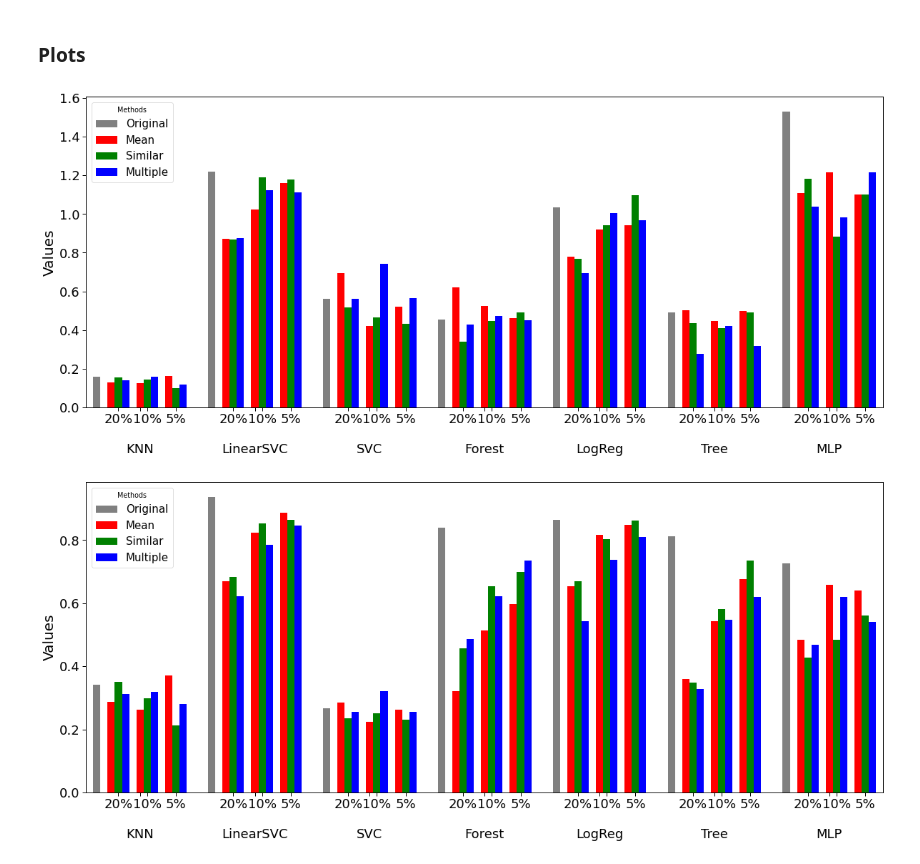
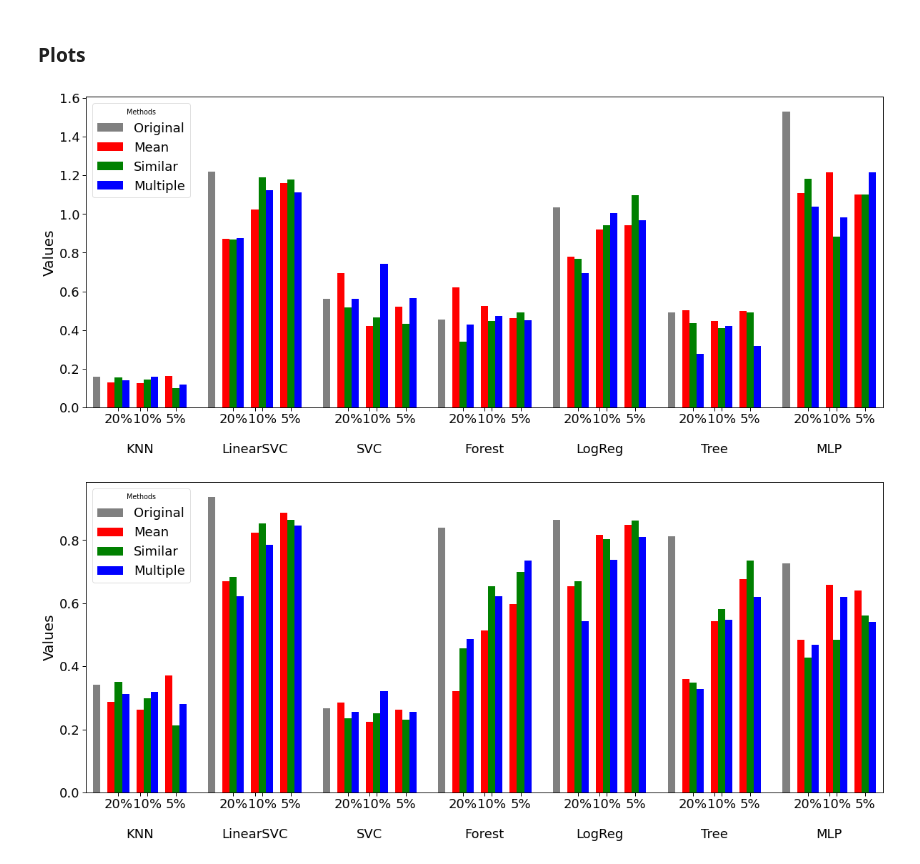
Before and after one commit to teamclouday/DataImputation, a Jupyter notebook: compas_analysis.ipynb, the cells around one changed output. Cells and saved outputs as stored; diff of their text form; code cells hidden in the pictures.

Commit message:
update graphs

```diff
--- a/compas_analysis.ipynb
+++ b/compas_analysis.ipynb
@@ -586,34 +586,34 @@ import seaborn as sns
 # %%
 fig = plt.figure(figsize=(20, 8))
 fig.patch.set_alpha(1.0)
 ax = fig.add_subplot(111)
 ax.tick_params(labelsize=18)
 # plt.title("Compas Analysis: Bias 1", fontsize=20)
 plot_basic_pos = np.arange(len(classifiers)) * 16
 plot_additional_pos = [0, 2, 3, 4, 6, 7, 8, 10, 11, 12]
 plot_xticks_pos = np.array([np.array([3.5, 6.5, 7.5, 11.5]) + m for m in plot_basic_pos]).ravel().tolist()
 plot_xtick_labels = np.array([["20%", "\n\n{}".format(name), "10%", "5%"] for name in classifiers]).ravel().tolist()
 plot_data = []
 for clf_name in classifiers:
     dd = pd.read_csv(os.path.join("compas_analysis", clf_name, "bias1.csv"), index_col=0)
     avg = dd.loc["Average"].tolist()
     plot_data.append(avg)
 plot_data = np.array(plot_data).T
 plot_methods = ["Original", "Mean", "Similar", "Multiple"]
 plot_barcolors = ["grey", "red", "green", "blue",
                   "red", "green", "blue",
                   "red", "green", "blue"]
 for (i, method) in enumerate(methods):
     ax.bar(plot_basic_pos + plot_additional_pos[i] + 0.5, plot_data[i], 1, label=plot_methods[i] if i < 4 else None, color=plot_barcolors[i])
 plt.xticks(plot_xticks_pos)
 ax.set_xticklabels(plot_xtick_labels)
 plt.ylabel("Values", fontsize=20)
 plt.xlim([-1, 16*len(classifiers) - 2])
-plt.legend(title="Methods", loc="upper left", prop={"size": 15})
+plt.legend(title="Methods", loc="upper left", prop={"size": 18})
 plt.savefig("bias1.png", transparent=False, bbox_inches='tight', pad_inches=0.1)
 plt.show()
 # %% [output]
-[figure, old version]
+[figure, new version]
 # %%
 fig = plt.figure(figsize=(20, 8))
 fig.patch.set_alpha(1.0)
@@ -640,11 +640,11 @@ plt.xticks(plot_xticks_pos)
 ax.set_xticklabels(plot_xtick_labels)
 plt.ylabel("Values", fontsize=20)
 plt.xlim([-1, 16*len(classifiers) - 2])
-plt.legend(title="Methods", loc="upper left", prop={"size": 15})
+plt.legend(title="Methods", loc="upper left", prop={"size": 18})
 plt.savefig("bias2.png", transparent=False, bbox_inches='tight', pad_inches=0.1)
 plt.show()
 # %% [output]
-[figure, old version]
+[figure, new version]
 # %%
 fig = plt.figure(figsize=(20, 8))
 fig.patch.set_alpha(1.0)
```
Also changed, not shown: parts of 1 cell of this notebook, 3 other files.
